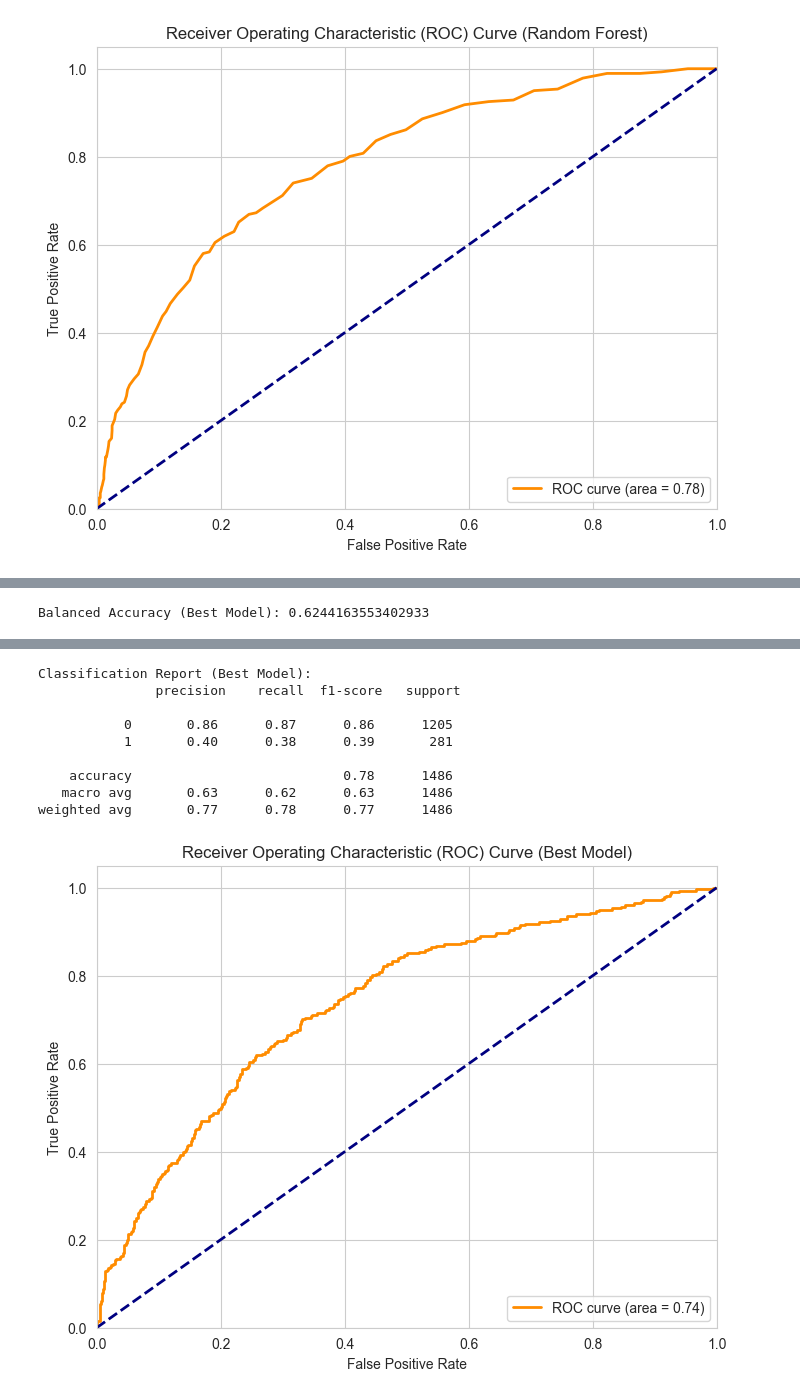
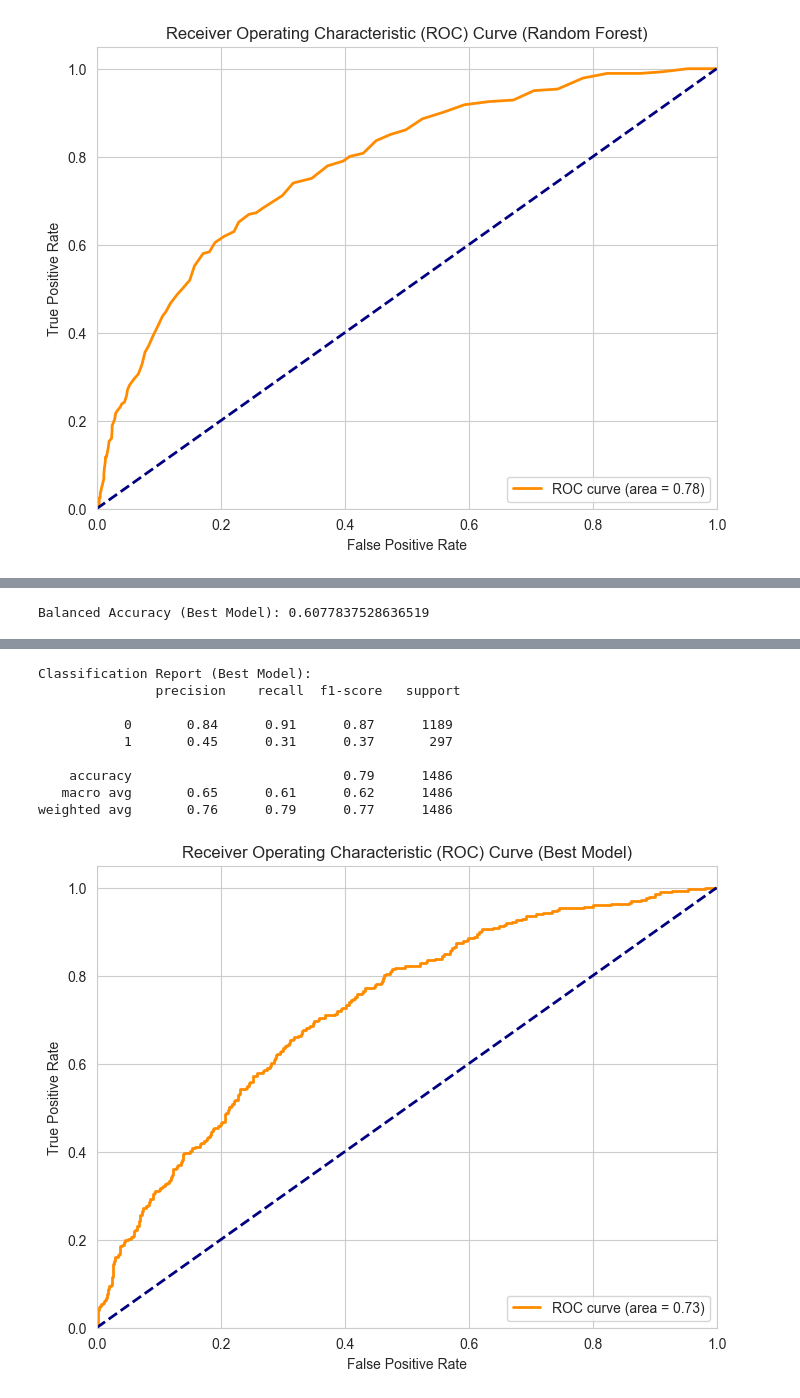
Before and after one commit to Ameya1337/Algorithmic-Fairness-and-Interpretability, a Jupyter notebook: Code/step_2-4_ameya.ipynb, the cells around one changed output, grey strips where cells are left out. Saved outputs shown, nothing was run; the diff lists cells and outputs as text; code cells hidden in the pictures.

```diff
--- a/Code/step_2-4_ameya.ipynb
+++ b/Code/step_2-4_ameya.ipynb
@@ -191,9 +184,9 @@ print(X.head())
 # %%
 from sklearn.model_selection import train_test_split
 
-# Split the data into training and testing sets
+# Perform a stratified split to maintain the class distribution in train and test sets
 X_train, X_test, y_train, y_test = train_test_split(
-    X, y, test_size=0.2, random_state=42
+    X, y, test_size=0.2, random_state=42, stratify=y
 )
 
 # Display the shapes of the resulting datasets to verify
@@ -480,8 +475,7 @@ Best balanced accuracy: 0.6327077272928634
 # Train the best model using the best parameters from the Optuna study with class imbalance weights
 
 best_params = study.best_params
-class_weights = {0: 1, 1: len(y_train) / sum(y_train)}  # Calculate class weights
-best_params["scale_pos_weight"] = class_weights[1]  # Add class weight to parameters
+# Calculate class weights
 best_model = xgb.XGBClassifier(
     **best_params, use_label_encoder=False, eval_metric="logloss"
 )
@@ -530,4 +524,4 @@ plt.title("Receiver Operating Characteristic (ROC) Curve (Best Model)")
 plt.legend(loc="lower right")
 plt.show()
 # %% [output]
-Balanced Accuracy (Best Model): 0.6244163553402933
+Balanced Accuracy (Best Model): 0.6077837528636519
@@ -535,13 +529,13 @@ Balanced Accuracy (Best Model): 0.6244163553402933
 Classification Report (Best Model):
                precision    recall  f1-score   support
 
-           0       0.86      0.87      0.86      1205
-           1       0.40      0.38      0.39       281
+           0       0.84      0.91      0.87      1189
+           1       0.45      0.31      0.37       297
 
-    accuracy                           0.78      1486
-   macro avg       0.63      0.62      0.63      1486
-weighted avg       0.77      0.78      0.77      1486
+    accuracy                           0.79      1486
+   macro avg       0.65      0.61      0.62      1486
+weighted avg       0.76      0.79      0.77      1486
-[figure, old version]
+[figure, new version]
 # %%
 # Calculate feature importances for the XGBoost model
 importances_xgb = best_model.feature_importances_
```
Also changed, not shown: parts of 8 cells of this notebook.
